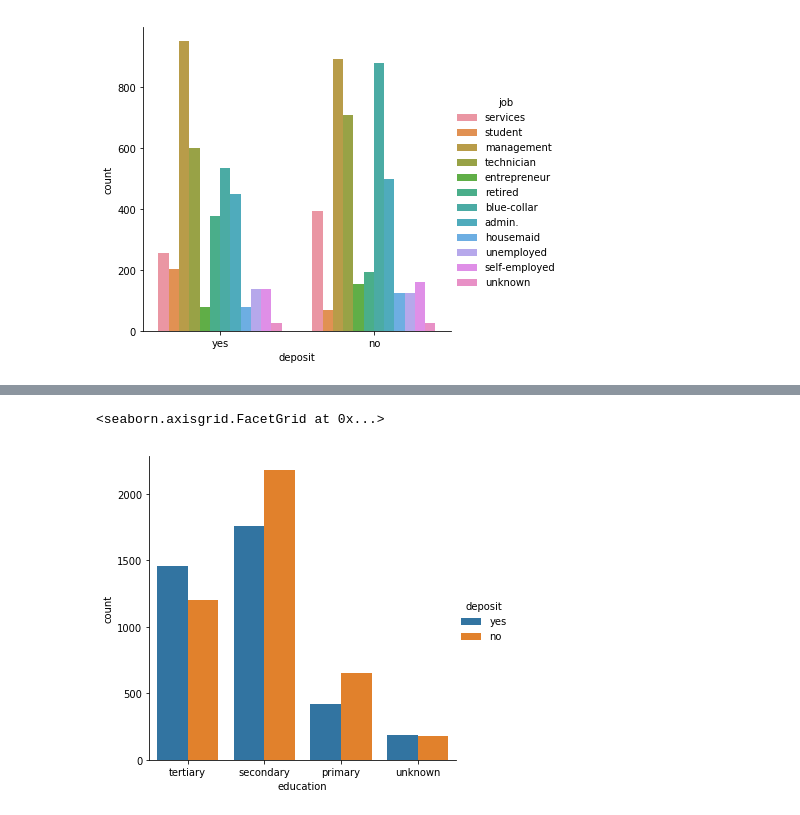
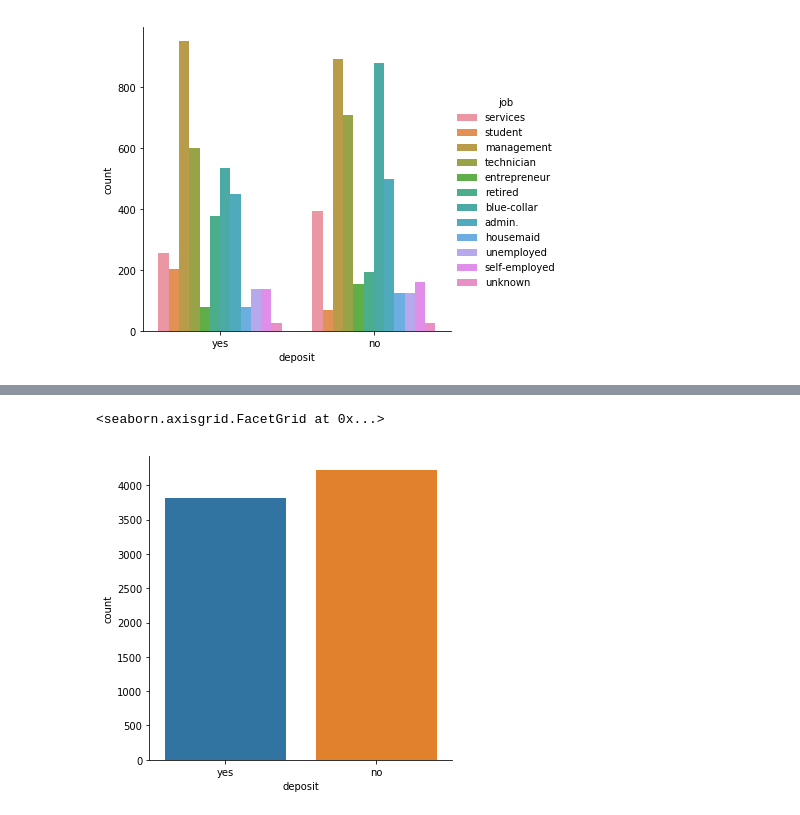
Before and after one commit to konwaw/misp, a Jupyter notebook: Dataset_Challenge.ipynb, the cells around one changed output, grey strips where cells are left out. Drawn from its saved outputs; the diff is of its cells as text; code cells hidden in the pictures.

```diff
--- a/Dataset_Challenge.ipynb
+++ b/Dataset_Challenge.ipynb
@@ -92,5 +96,6 @@ sns.catplot('marital',data=train, hue='deposit', kind='count')
 # %%
-sns.catplot('education',data=train, hue='deposit', kind='count')
+## Ile ludzi wzięło depozyt
+sns.catplot('deposit',data=train, kind='count')
 # %% [output]
 <seaborn.axisgrid.FacetGrid at 0x...>
-[figure, old version]
+[figure, new version]
```
Also changed, not shown: parts of 12 cells of this notebook.
